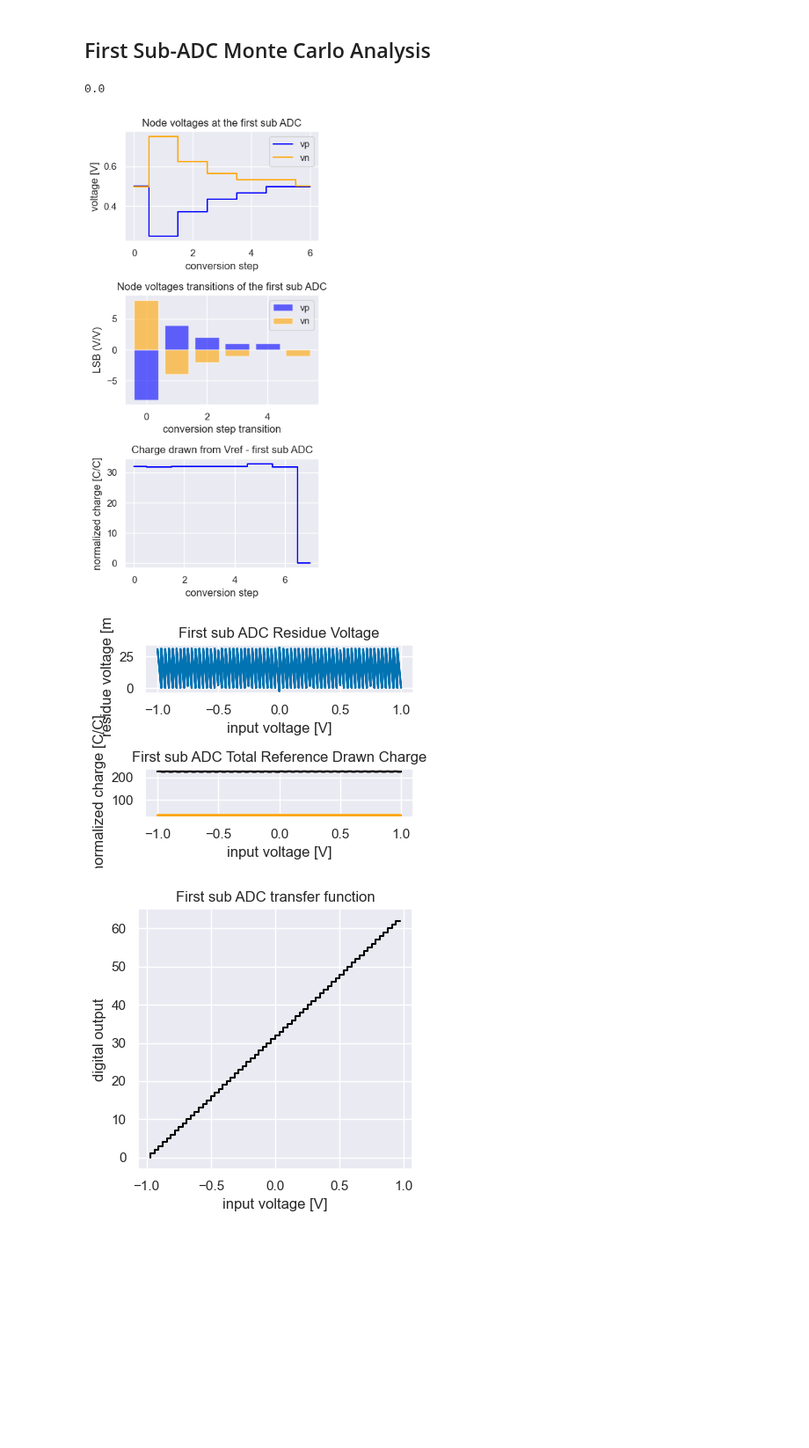
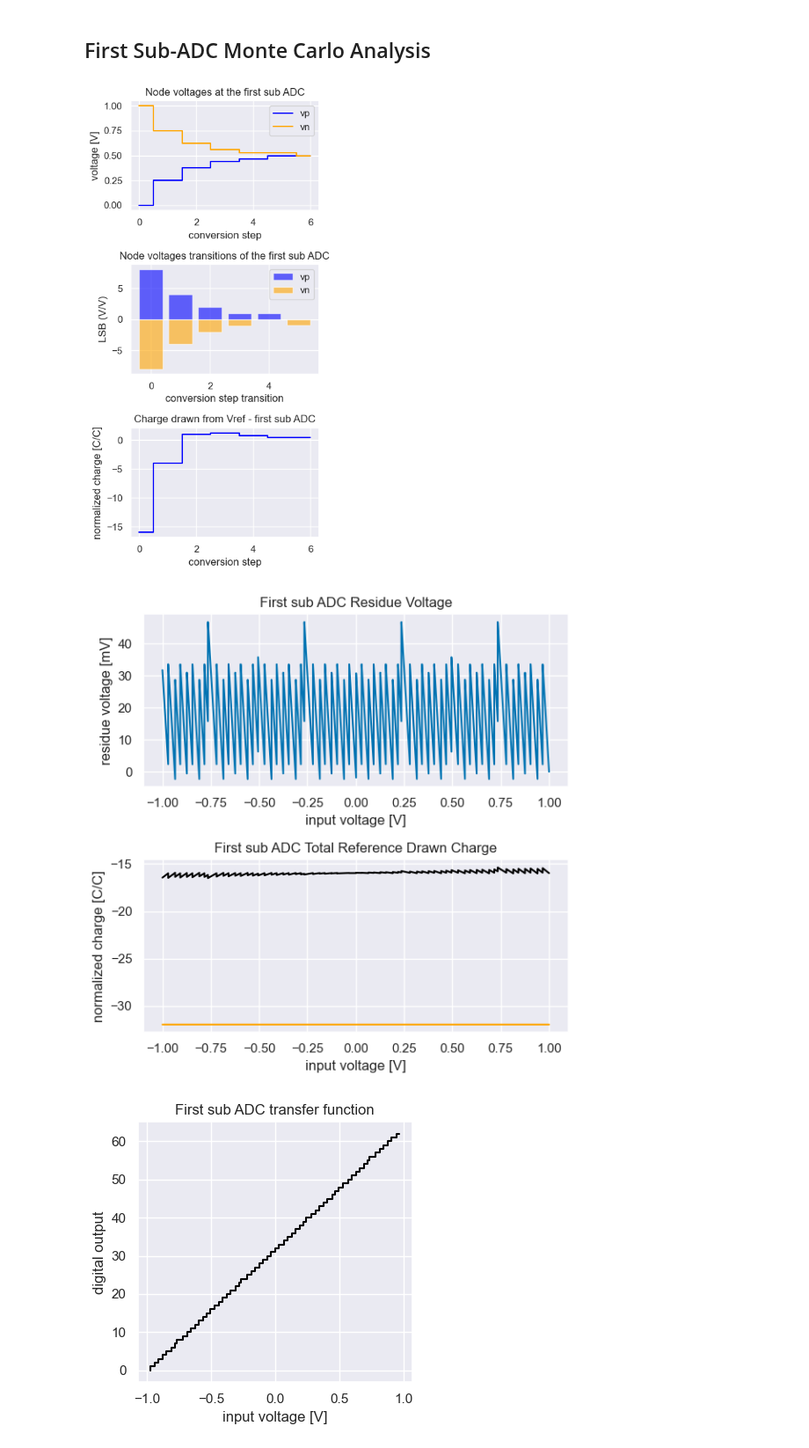
Before and after one commit to das-dias/signal-converters-notebooks, a Jupyter notebook: practical_classes/project_1.ipynb, the cells around one changed output. Shown at 88% size. Saved outputs shown, nothing was run; the diff lists cells and outputs as text; code cells hidden in the pictures; blank space fills up the shorter version.

```diff
--- a/practical_classes/project_1.ipynb
+++ b/practical_classes/project_1.ipynb
@@ -165,8 +165,9 @@ There are two main approaches: the long form, that actually describes the true o
 A1      = vref
 fbin    = 1
 f1      = fbin*(Fs/Np)
-ph1    = 0
+ph1     = 0
 vin1t   = A1*np.sin(2*np.pi*f1*tD + ph1)
+vin1    = np.linspace(-A1, A1, Np) # ramp input
 if ENABLE_NOISE:
     vin1t = vin1t + vn_in
 
@@ -178,7 +179,6 @@ power_vin1f     = (vin1f*vin1f) # [V^2] - square the voltage spectrum to obtain
 power_vinf_dB   = 10 * np.log10(power_vin1f)  # [dB] - convert the power spectrum to dB
 # %%
 # setup the input voltage array
-vin1    = np.sort(np.unique(vin1t))
 vint_p  = (vin1t)/2 + vcm
 vint_n  = -(vin1t)/2 + vcm
 vinp    = (vin1)/2 + vcm
@@ -647,9 +663,9 @@ for comp_offset in comp_offsets:
 # observe the voltages at the vp and vn nodes of the first sub ADC in each conversion step
 fig, ax = plt.subplots(3,1,figsize=(4,8))
 #vin = vtrans_first[len(vtrans_first)//2]
-#idx = len(vp_first[0, :])//2
-idx = 0
-print(dout_first[idx])
+#idx = len(vp_first[0, :])//2 + 1
+idx = -1
+
 ax[0].step(list(range(len(vp_first[:, idx][1:]))),vp_first[:, idx][1:], label='vp', color='blue', where="mid")
 ax[0].step(list(range(len(vn_first[:, idx][1:]))),vn_first[:, idx][1:], label='vn', color='orange', where="mid")
 ax[0].set_xlabel('conversion step')
@@ -679,28 +695,27 @@ ax[2].grid(True)
 
 plt.tight_layout()
 # %% [output]
-0.0
-[figure, old version]
+[figure, new version]
 # %%
 # observe the residue voltage of the virst sub SAR-ADC
 # agains the input voltage of the ADC
-fig, ax = plt.subplots(2,1, figsize=(4,3))
-ax[0].plot(vin1t, vres_first/mV)
+fig, ax = plt.subplots(2,1, figsize=(6,6))
+ax[0].plot(vin1, vres_first/mV)
 ax[0].set_xlabel('input voltage [V]')
 ax[0].set_ylabel('residue voltage [mV]')
 ax[0].set_title('First sub ADC Residue Voltage')
 ax[0].grid(True)
 # observe the total charge drawn from vref and vcm
 # for each of the input voltage
-ax[1].plot(vin1t, np.sum(charge_vref_first, axis=0), label=r"$Q_{VREF}$", color="black")
-ax[1].plot(vin1t, np.sum(charge_vcm_first, axis=0), label=r"$Q_{VCM}$", color="orange")
+ax[1].plot(vin1, np.sum(charge_vref_first, axis=0), label=r"$Q_{VREF}$", color="black")
+ax[1].plot(vin1, np.sum(charge_vcm_first, axis=0), label=r"$Q_{VCM}$", color="orange")
 ax[1].set_xlabel('input voltage [V]')
 ax[1].set_ylabel('normalized charge [C/C]')
 ax[1].set_title('First sub ADC Total Reference Drawn Charge')
 ax[1].grid(True)
 plt.tight_layout()
 # %% [output]
-[figure, old version]
+[figure, new version]
 # %%
 # plot the transfer function of the first sub ADC
 fig, ax = plt.subplots(figsize=(4,4))
```
Also changed, not shown: parts of 23 cells of this notebook.
